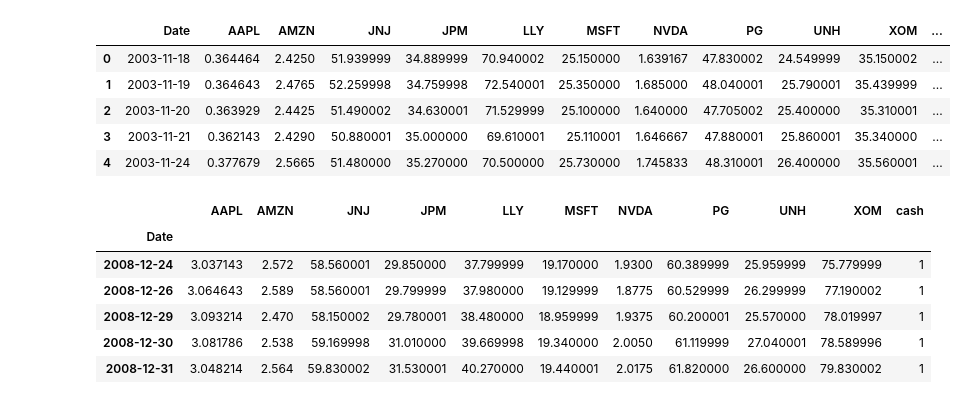
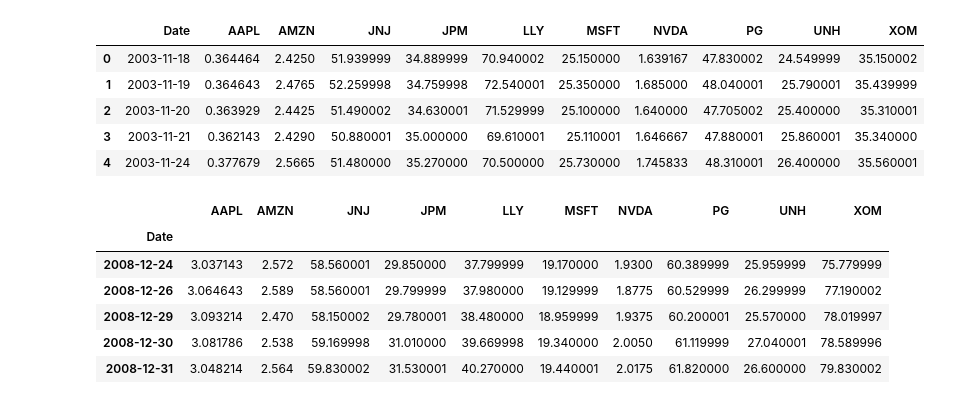
Before and after one commit to Terry-Xu-666/4530_projrct, a Jupyter notebook: CW-OGD.ipynb, the cells around one changed output. Cells and saved outputs as stored; diff of their text form; code cells hidden in the pictures.

```diff
--- a/CW-OGD.ipynb
+++ b/CW-OGD.ipynb
@@ -11,16 +11,16 @@ plt.style.use('seaborn')
 ImportError('DLL load failed while importing qdldl: 找不到指定的模块。')
 # %%
 df_ori = pd.read_csv('./data/close.csv', sep=',')
-df_ori['cash'] = 1
+#df_ori['cash'] = 1
 # df_ori = pd.read_csv('./data/close_390.csv', sep=',')
 df_ori.head()
 # %% [output]
-|  | Date | AAPL | AMZN | JNJ | JPM | LLY | MSFT | NVDA | PG | UNH | XOM | ... |
-| 0 | 2003-11-18 | 0.364464 | 2.4250 | 51.939999 | 34.889999 | 70.940002 | 25.150000 | 1.639167 | 47.830002 | 24.549999 | 35.150002 | ... |
-| 1 | 2003-11-19 | 0.364643 | 2.4765 | 52.259998 | 34.759998 | 72.540001 | 25.350000 | 1.685000 | 48.040001 | 25.790001 | 35.439999 | ... |
-| 2 | 2003-11-20 | 0.363929 | 2.4425 | 51.490002 | 34.630001 | 71.529999 | 25.100000 | 1.640000 | 47.705002 | 25.400000 | 35.310001 | ... |
-| 3 | 2003-11-21 | 0.362143 | 2.4290 | 50.880001 | 35.000000 | 69.610001 | 25.110001 | 1.646667 | 47.880001 | 25.860001 | 35.340000 | ... |
-| 4 | 2003-11-24 | 0.377679 | 2.5665 | 51.480000 | 35.270000 | 70.500000 | 25.730000 | 1.745833 | 48.310001 | 26.400000 | 35.560001 | ... |
+|  | Date | AAPL | AMZN | JNJ | JPM | LLY | MSFT | NVDA | PG | UNH | XOM |
+| 0 | 2003-11-18 | 0.364464 | 2.4250 | 51.939999 | 34.889999 | 70.940002 | 25.150000 | 1.639167 | 47.830002 | 24.549999 | 35.150002 |
+| 1 | 2003-11-19 | 0.364643 | 2.4765 | 52.259998 | 34.759998 | 72.540001 | 25.350000 | 1.685000 | 48.040001 | 25.790001 | 35.439999 |
+| 2 | 2003-11-20 | 0.363929 | 2.4425 | 51.490002 | 34.630001 | 71.529999 | 25.100000 | 1.640000 | 47.705002 | 25.400000 | 35.310001 |
+| 3 | 2003-11-21 | 0.362143 | 2.4290 | 50.880001 | 35.000000 | 69.610001 | 25.110001 | 1.646667 | 47.880001 | 25.860001 | 35.340000 |
+| 4 | 2003-11-24 | 0.377679 | 2.5665 | 51.480000 | 35.270000 | 70.500000 | 25.730000 | 1.745833 | 48.310001 | 26.400000 | 35.560001 |
 # %%
 df_ori.set_index('Date', inplace=True)
 df_ori.index = pd.DatetimeIndex(df_ori.index)
@@ -28,13 +28,13 @@ ENDTIME = pd.to_datetime('2008-12-31')
 df_ori = df_ori.loc[df_ori.index <= ENDTIME]
 df_ori.tail()
 # %% [output]
-|  | AAPL | AMZN | JNJ | JPM | LLY | MSFT | NVDA | PG | UNH | XOM | cash |
-| Date |  |  |  |  |  |  |  |  |  |  |  |
-| 2008-12-24 | 3.037143 | 2.572 | 58.560001 | 29.850000 | 37.799999 | 19.170000 | 1.9300 | 60.389999 | 25.959999 | 75.779999 | 1 |
-| 2008-12-26 | 3.064643 | 2.589 | 58.560001 | 29.799999 | 37.980000 | 19.129999 | 1.8775 | 60.529999 | 26.299999 | 77.190002 | 1 |
-| 2008-12-29 | 3.093214 | 2.470 | 58.150002 | 29.780001 | 38.480000 | 18.959999 | 1.9375 | 60.200001 | 25.570000 | 78.019997 | 1 |
-| 2008-12-30 | 3.081786 | 2.538 | 59.169998 | 31.010000 | 39.669998 | 19.340000 | 2.0050 | 61.119999 | 27.040001 | 78.589996 | 1 |
-| 2008-12-31 | 3.048214 | 2.564 | 59.830002 | 31.530001 | 40.270000 | 19.440001 | 2.0175 | 61.820000 | 26.600000 | 79.830002 | 1 |
+|  | AAPL | AMZN | JNJ | JPM | LLY | MSFT | NVDA | PG | UNH | XOM |
+| Date |  |  |  |  |  |  |  |  |  |  |
+| 2008-12-24 | 3.037143 | 2.572 | 58.560001 | 29.850000 | 37.799999 | 19.170000 | 1.9300 | 60.389999 | 25.959999 | 75.779999 |
+| 2008-12-26 | 3.064643 | 2.589 | 58.560001 | 29.799999 | 37.980000 | 19.129999 | 1.8775 | 60.529999 | 26.299999 | 77.190002 |
+| 2008-12-29 | 3.093214 | 2.470 | 58.150002 | 29.780001 | 38.480000 | 18.959999 | 1.9375 | 60.200001 | 25.570000 | 78.019997 |
+| 2008-12-30 | 3.081786 | 2.538 | 59.169998 | 31.010000 | 39.669998 | 19.340000 | 2.0050 | 61.119999 | 27.040001 | 78.589996 |
+| 2008-12-31 | 3.048214 | 2.564 | 59.830002 | 31.530001 | 40.270000 | 19.440001 | 2.0175 | 61.820000 | 26.600000 | 79.830002 |
 # %%
 df = df_ori.pct_change().iloc[1:,:]
 df.head()
```
Also changed, not shown: parts of 9 cells of this notebook, 13 other files.
